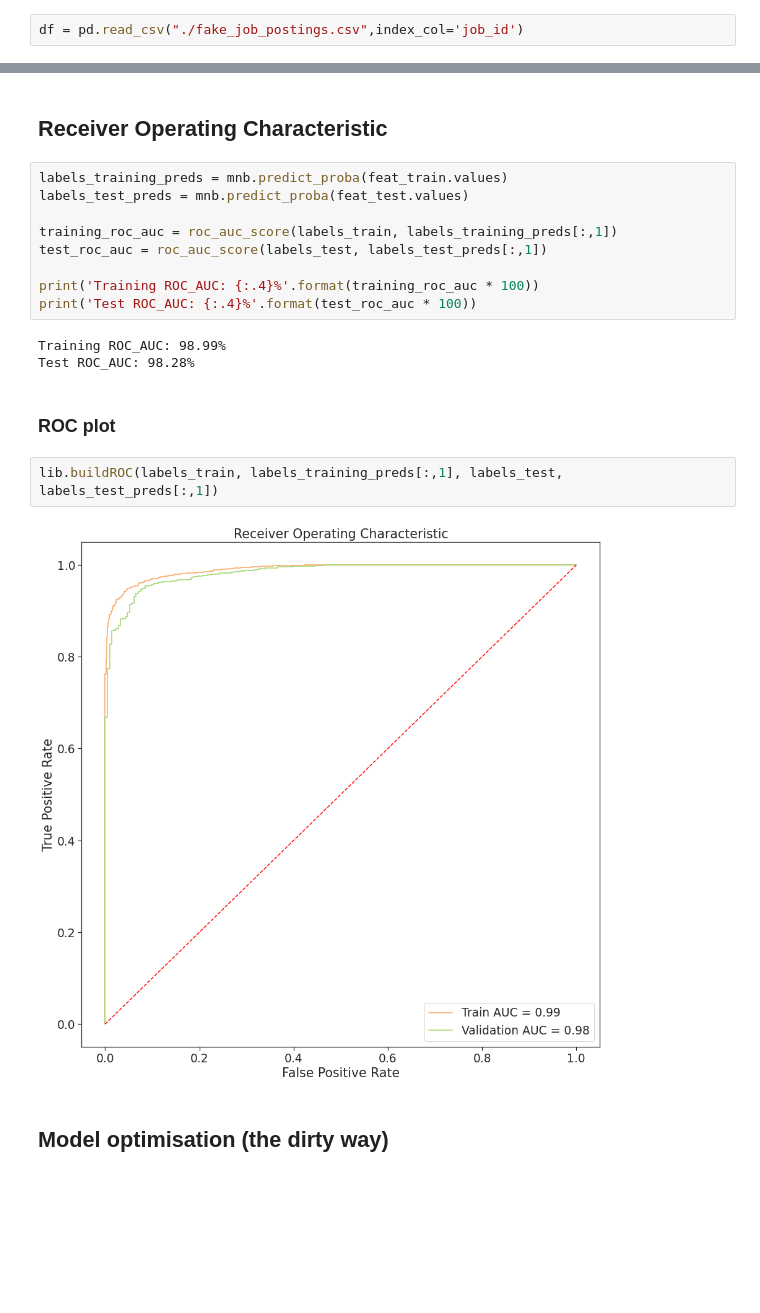
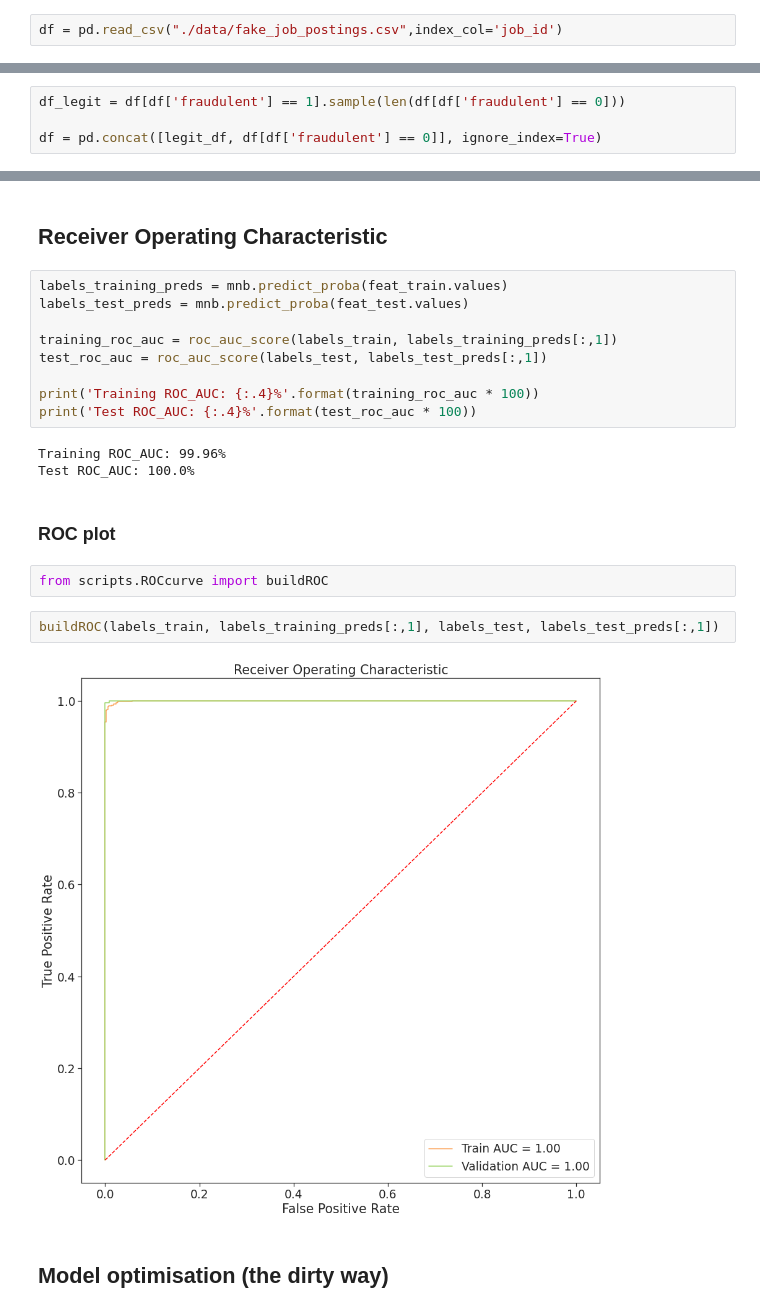
Before and after one commit to aghilissen/FakeJobDetection, a Jupyter notebook: index.ipynb, the cells around one changed output, grey strips where cells are left out. Drawn from its saved outputs; the diff is of its cells as text; blank space fills up the shorter version.

```diff
--- a/index.ipynb
+++ b/index.ipynb
@@ -41,7 +39,7 @@ sns.set(style='ticks', palette='RdYlGn', font_scale=1.7, rc={'figure.figsize':(1
 Following our [Exploratory Data Analysis](./EDA.ipynb), let's dive in further in this analysis:
 # Setup
 # %%
-df = pd.read_csv("./fake_job_postings.csv",index_col='job_id')
+df = pd.read_csv("./data/fake_job_postings.csv",index_col='job_id')
 # %% [markdown]
 Because we've identified the False Negative to be the errors with the highest cost and because we prefer to use a ROC_AUC score (as well as the ROC curve which has the benefit to help us fine-tune the chosen final model), we've decided to swap the values in the 'fraudulent' column. This modification means the model will now predict if a job post is legitimate and it will allow us to use the ROC curve to minimise the False Positives (when an offer is flagged as legit by the model but actually is fraudulent):
 # %%
@@ -155,3 +156,7 @@ df.drop(columns=['job_id','title', 'location', 'department', 'salary_range'], in
+# %%
+df_legit = df[df['fraudulent'] == 1].sample(len(df[df['fraudulent'] == 0]))
+
+df = pd.concat([legit_df, df[df['fraudulent'] == 0]], ignore_index=True)
 # %% [markdown]
 # Train Test Split
 # %%
@@ -499,14 +494,16 @@ test_roc_auc = roc_auc_score(labels_test, labels_test_preds[:,1])
 print('Training ROC_AUC: {:.4}%'.format(training_roc_auc * 100))
 print('Test ROC_AUC: {:.4}%'.format(test_roc_auc * 100))
 # %% [output]
-Training ROC_AUC: 98.99%
-Test ROC_AUC: 98.28%
+Training ROC_AUC: 99.96%
+Test ROC_AUC: 100.0%
 # %% [markdown]
 ### ROC plot
+# %%
+from scripts.ROCcurve import buildROC
 # %%
-lib.buildROC(labels_train, labels_training_preds[:,1], labels_test, labels_test_preds[:,1])
+buildROC(labels_train, labels_training_preds[:,1], labels_test, labels_test_preds[:,1])
 # %% [output]
-[figure, old version]
+[figure, new version]
 # %% [markdown]
 ## Model optimisation (the dirty way)
 # %%
```
Also changed, not shown: parts of 16 cells of this notebook, 8 other files.
